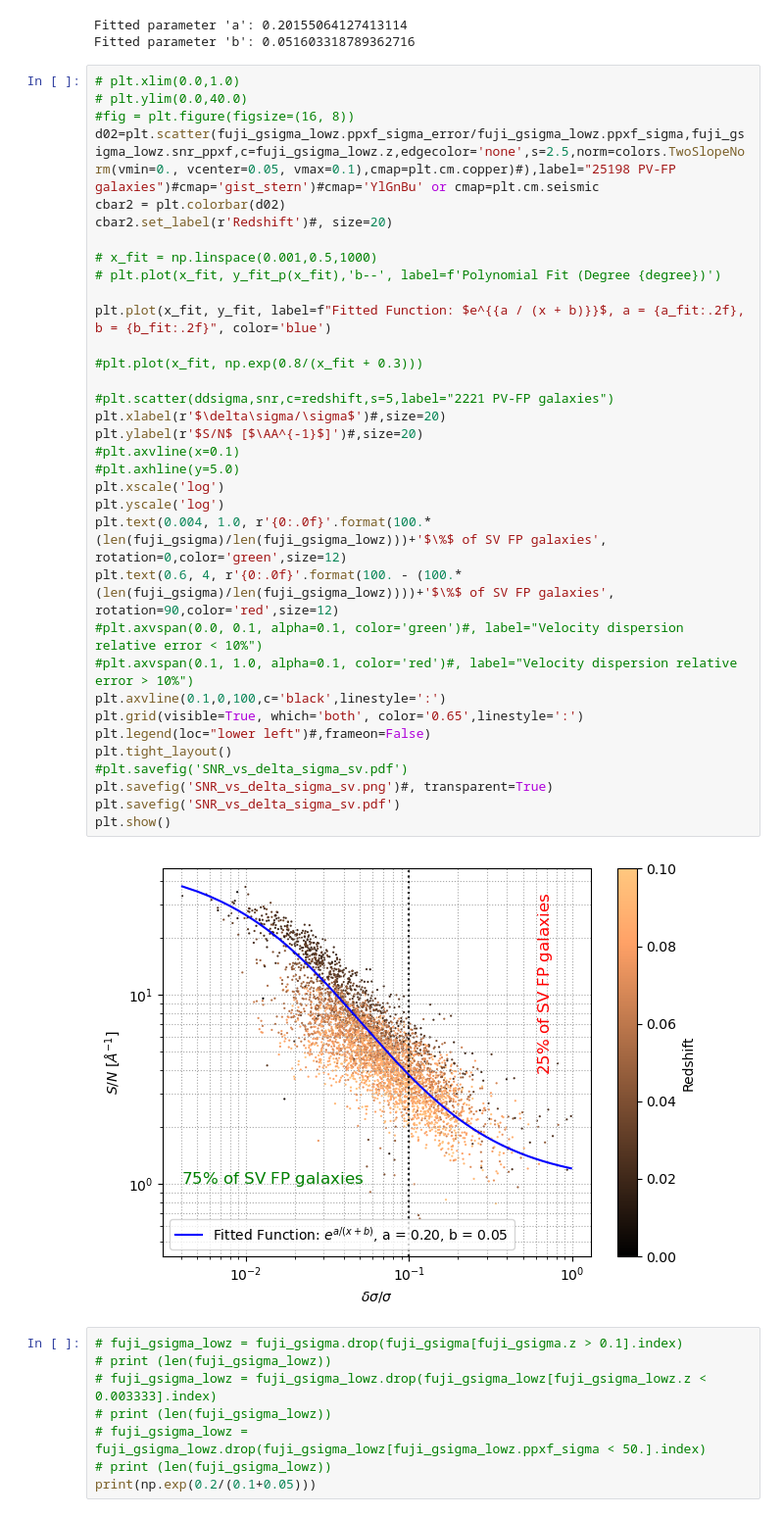
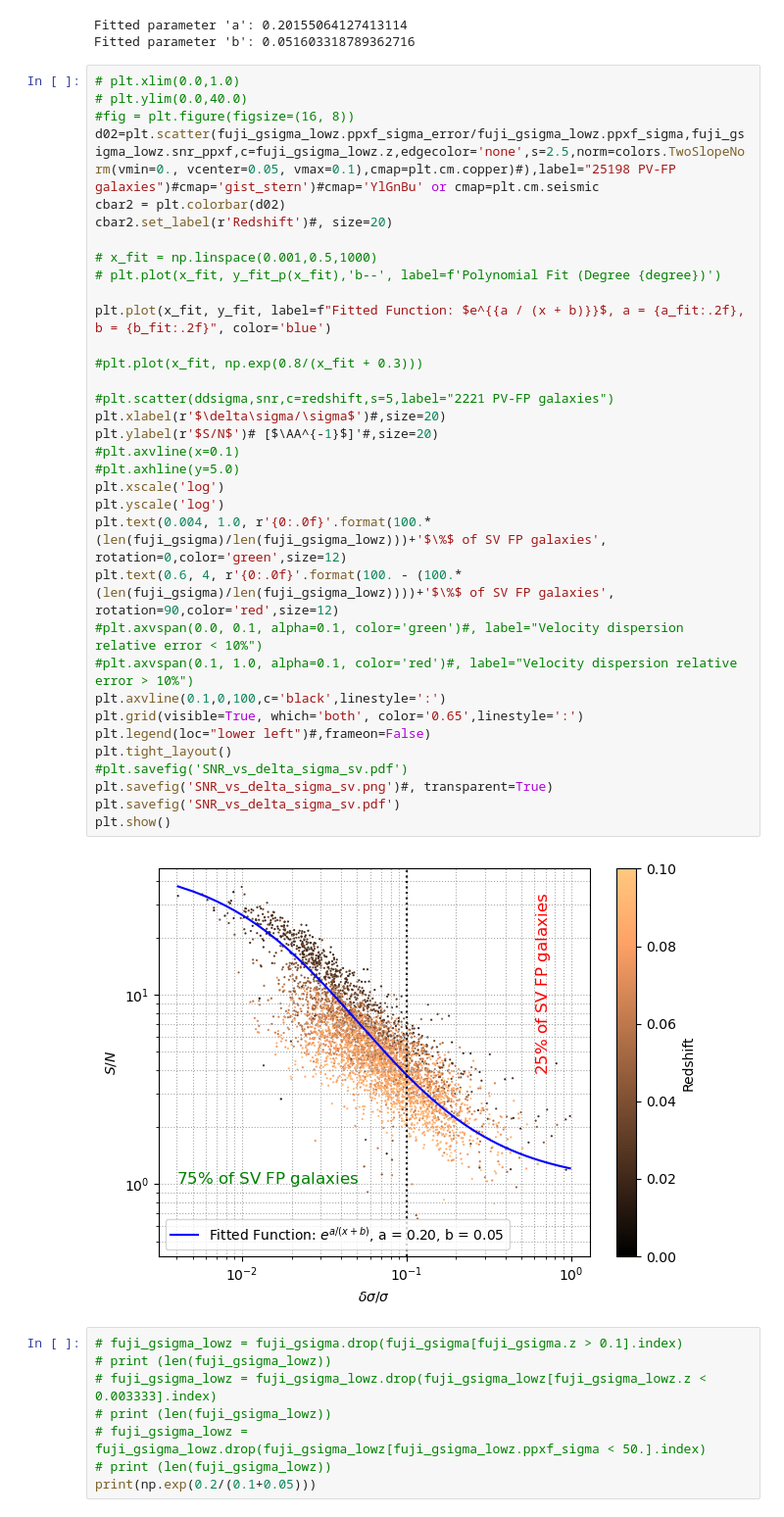
Before and after one commit to KSaid-1/DESI_fuji_FP, a Jupyter notebook: FP_sample.ipynb, the cells around one changed output. Shown at 98% size. Saved outputs shown, nothing was run; the diff lists cells and outputs as text.

```diff
--- a/FP_sample.ipynb
+++ b/FP_sample.ipynb
@@ -179,35 +179,35 @@ Fitted parameter 'b': 0.051603318789362716
 d02=plt.scatter(fuji_gsigma_lowz.ppxf_sigma_error/fuji_gsigma_lowz.ppxf_sigma,fuji_gsigma_lowz.snr_ppxf,c=fuji_gsigma_lowz.z,edgecolor='none',s=2.5,norm=colors.TwoSlopeNorm(vmin=0., vcenter=0.05, vmax=0.1),cmap=plt.cm.copper)#),label="25198 PV-FP galaxies")#cmap='gist_stern')#cmap='YlGnBu' or cmap=plt.cm.seismic
 cbar2 = plt.colorbar(d02)
 cbar2.set_label(r'Redshift')#, size=20)
 
 # x_fit = np.linspace(0.001,0.5,1000)
 # plt.plot(x_fit, y_fit_p(x_fit),'b--', label=f'Polynomial Fit (Degree {degree})')
 
 plt.plot(x_fit, y_fit, label=f"Fitted Function: $e^{{a / (x + b)}}$, a = {a_fit:.2f}, b = {b_fit:.2f}", color='blue')
 
 #plt.plot(x_fit, np.exp(0.8/(x_fit + 0.3)))
 
 #plt.scatter(ddsigma,snr,c=redshift,s=5,label="2221 PV-FP galaxies")
 plt.xlabel(r'$\delta\sigma/\sigma$')#,size=20)
-plt.ylabel(r'$S/N$ [$\AA^{-1}$]')#,size=20)
+plt.ylabel(r'$S/N$')# [$\AA^{-1}$]'#,size=20)
 #plt.axvline(x=0.1)
 #plt.axhline(y=5.0)
 plt.xscale('log')
 plt.yscale('log')
 plt.text(0.004, 1.0, r'{0:.0f}'.format(100.*(len(fuji_gsigma)/len(fuji_gsigma_lowz)))+'$\%$ of SV FP galaxies', rotation=0,color='green',size=12)
 plt.text(0.6, 4, r'{0:.0f}'.format(100. - (100.*(len(fuji_gsigma)/len(fuji_gsigma_lowz))))+'$\%$ of SV FP galaxies', rotation=90,color='red',size=12)
 #plt.axvspan(0.0, 0.1, alpha=0.1, color='green')#, label="Velocity dispersion relative error < 10%")
 #plt.axvspan(0.1, 1.0, alpha=0.1, color='red')#, label="Velocity dispersion relative error > 10%")
 plt.axvline(0.1,0,100,c='black',linestyle=':')
 plt.grid(visible=True, which='both', color='0.65',linestyle=':')
 plt.legend(loc="lower left")#,frameon=False)
 plt.tight_layout()
 #plt.savefig('SNR_vs_delta_sigma_sv.pdf')
 plt.savefig('SNR_vs_delta_sigma_sv.png')#, transparent=True)
 plt.savefig('SNR_vs_delta_sigma_sv.pdf')
 plt.show()
 # %% [output]
-[figure, old version]
+[figure, new version]
 # %%
 # fuji_gsigma_lowz = fuji_gsigma.drop(fuji_gsigma[fuji_gsigma.z > 0.1].index)
 # print (len(fuji_gsigma_lowz))
```
Also changed, not shown: parts of 9 cells of this notebook, 1 other file.
